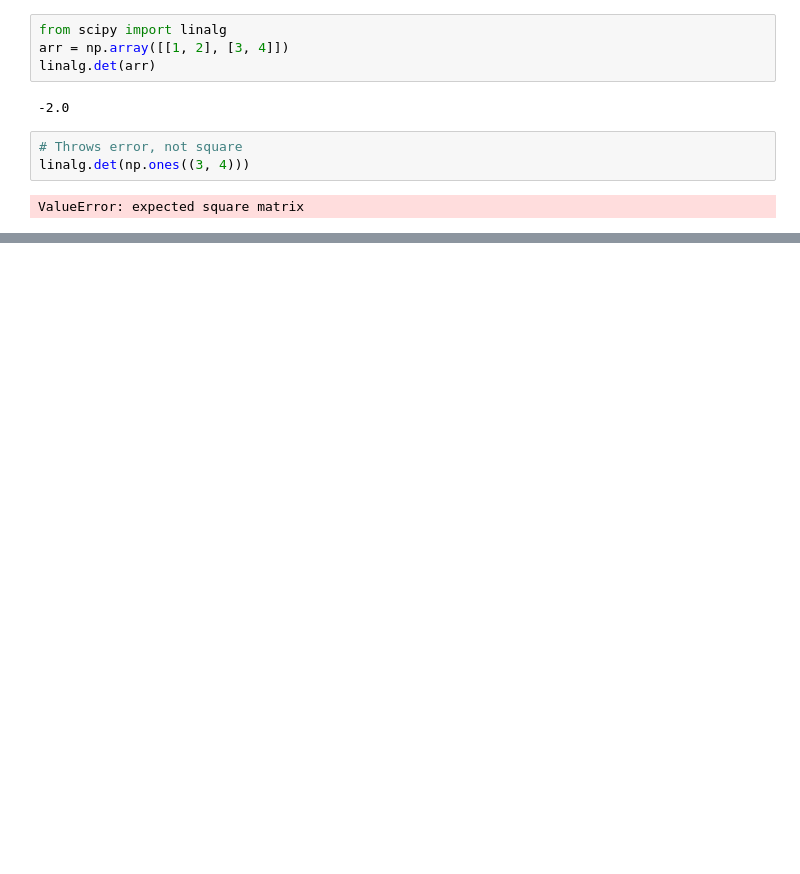
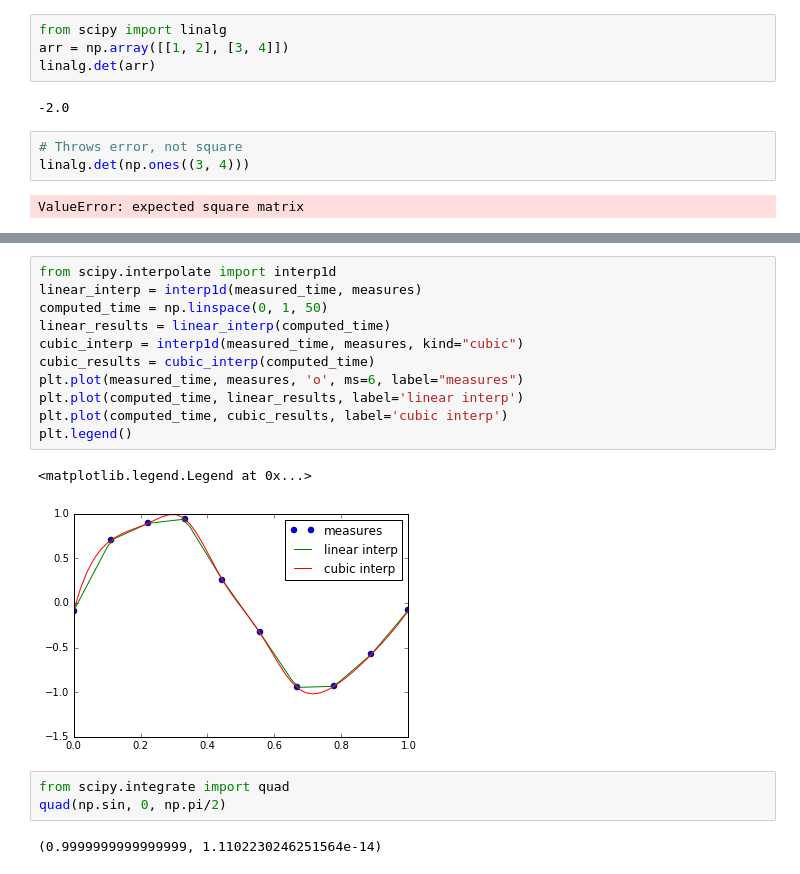
Before and after one commit to joshbrowning2358/GithubSandbox, a Jupyter notebook: Python/Scipy Tutorial.ipynb, the cells around one changed output, grey strips where cells are left out. Cells and saved outputs as stored; diff of their text form; blank space fills up the shorter version.

```diff
--- a/Python/Scipy Tutorial.ipynb
+++ b/Python/Scipy Tutorial.ipynb
@@ -548,0 +702,19 @@ ValueError: operands could not be broadcast together with shapes (2,) (10,)
+# %%
+from scipy.interpolate import interp1d
+linear_interp = interp1d(measured_time, measures)
+computed_time = np.linspace(0, 1, 50)
+linear_results = linear_interp(computed_time)
+cubic_interp = interp1d(measured_time, measures, kind="cubic")
+cubic_results = cubic_interp(computed_time)
+plt.plot(measured_time, measures, 'o', ms=6, label="measures")
+plt.plot(computed_time, linear_results, label='linear interp')
+plt.plot(computed_time, cubic_results, label='cubic interp')
+plt.legend()
+# %% [output]
+<matplotlib.legend.Legend at 0x...>
+[figure, added]
+# %%
+from scipy.integrate import quad
+quad(np.sin, 0, np.pi/2)
+# %% [output]
+(0.9999999999999999, 1.1102230246251564e-14)
```
Also changed, not shown: parts of 102 cells of this notebook, 2 other files.
